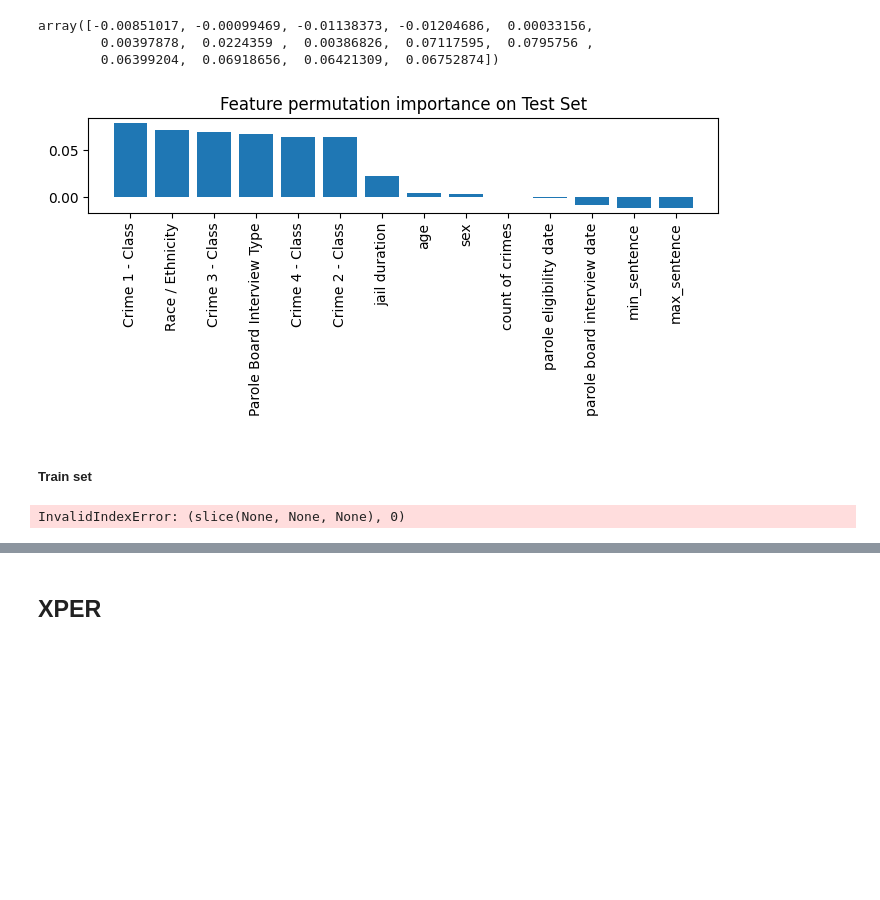
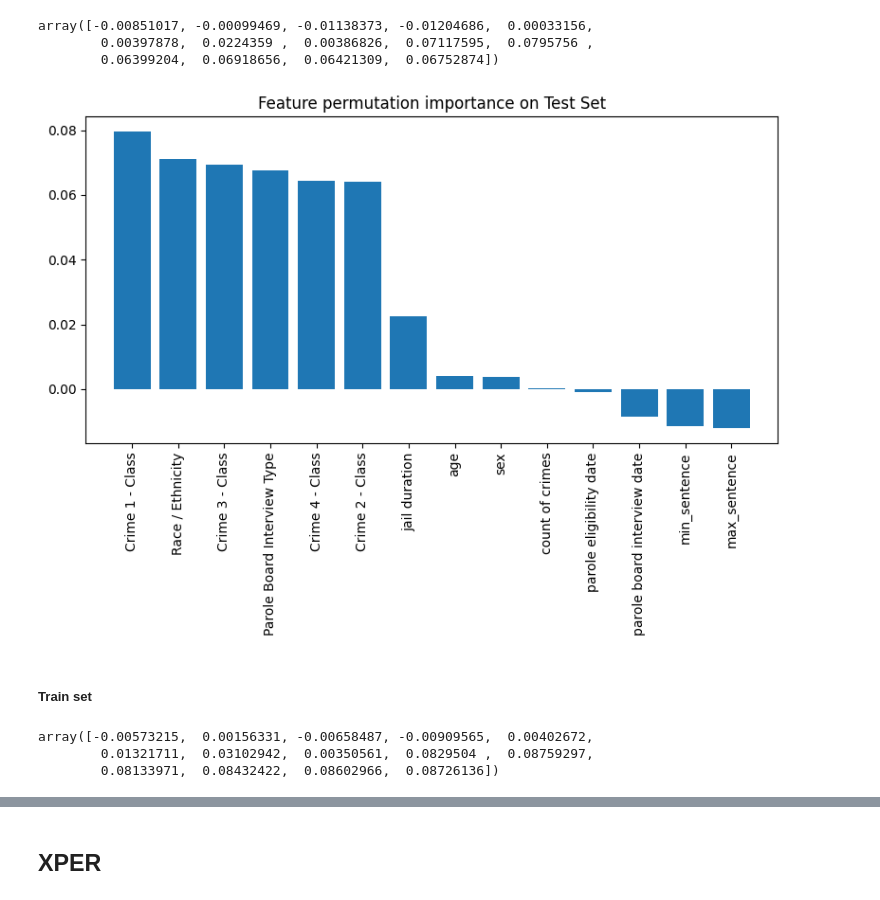
Before and after one commit to Idrissben/Interpretable-jimams, a Jupyter notebook: notebooks/step_7.ipynb, the cells around one changed output, grey strips where cells are left out. Saved outputs shown, nothing was run; the diff lists cells and outputs as text; code cells hidden in the pictures; blank space fills up the shorter version.

```diff
--- a/notebooks/step_7.ipynb
+++ b/notebooks/step_7.ipynb
@@ -106,19 +106,19 @@ array([-0.00851017, -0.00099469, -0.01138373, -0.01204686,  0.00033156,
 # %%
 # Plot
 
 std = np.std(imp_all, axis=1)
 indices = np.argsort(imp_vals)[::-1]
 
-plt.figure()
+plt.figure(figsize=(8, 6))
 plt.bar(range(len(feature_names)), imp_vals[indices],
         yerr=std[indices])
 plt.xticks(range(len(feature_names)),
            np.array(feature_names)[indices], rotation=90)
 plt.xlim([-1, len(feature_names)])
 plt.title('Feature permutation importance on Test Set')
 plt.show()
 # %% [output]
-[figure, old version]
+[figure, new version]
 # %% [markdown]
 ##### Train set
 # %%
@@ -128,8 +128,8 @@ y_train_1 = y_train.values if isinstance(y_train, pd.Series) else y_train
 # %%
 imp_vals, imp_all = feature_importance_permutation(
     predict_method=model_xgb.predict,
-    X=X_train,
-    y=y_train,
+    X=X_train_1,
+    y=y_train_1,
     metric='accuracy',
     num_rounds=1,
     seed=1,
@@ -137,7 +137,9 @@ imp_vals, imp_all = feature_importance_permutation(
 
 imp_vals
 # %% [output]
-InvalidIndexError: (slice(None, None, None), 0)
+array([-0.00573215,  0.00156331, -0.00658487, -0.00909565,  0.00402672,
+        0.01321711,  0.03102942,  0.00350561,  0.0829504 ,  0.08759297,
+        0.08133971,  0.08432422,  0.08602966,  0.08726136])
 # %%
 std = np.std(imp_all, axis=1)
 indices = np.argsort(imp_vals)[::-1]
```
Also changed, not shown: parts of 13 cells of this notebook.
